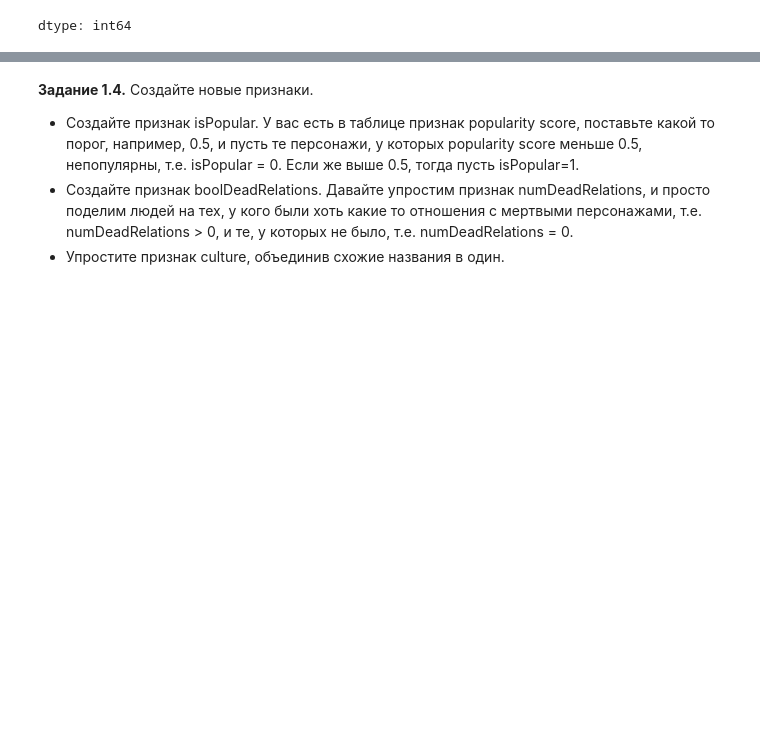
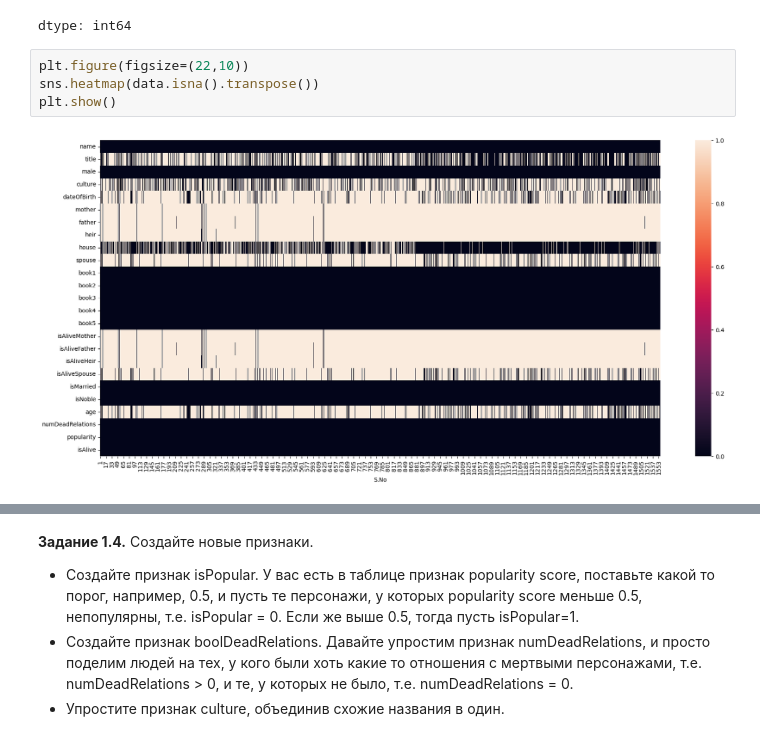
Before and after one commit to qwart6/DLS_by_MIPT, a Jupyter notebook: week_01_ml_intro/Homework/hw_1_game_of_thrones.ipynb, the cells around one changed output, grey strips where cells are left out. Drawn from its saved outputs; the diff is of its cells as text; blank space fills up the shorter version.

```diff
--- a/week_01_ml_intro/Homework/hw_1_game_of_thrones.ipynb
+++ b/week_01_ml_intro/Homework/hw_1_game_of_thrones.ipynb
@@ -147,3 +154,9 @@ data.isna().sum()
 | popularity | 0 |
 | isAlive | 0 |
 dtype: int64
+# %%
+plt.figure(figsize=(22,10))
+sns.heatmap(data.isna().transpose())
+plt.show()
+# %% [output]
+[figure, added]
```
Also changed, not shown: parts of 4 cells of this notebook.
